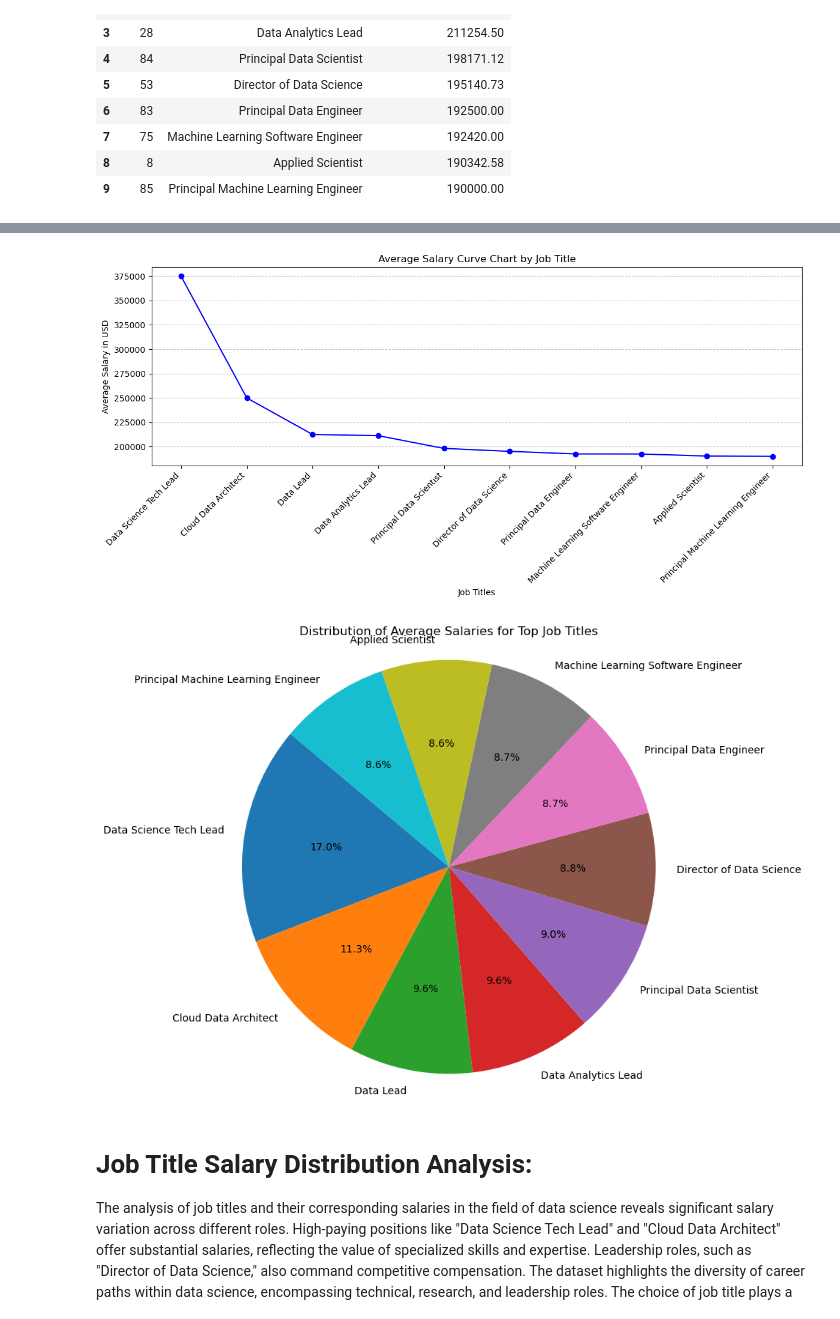
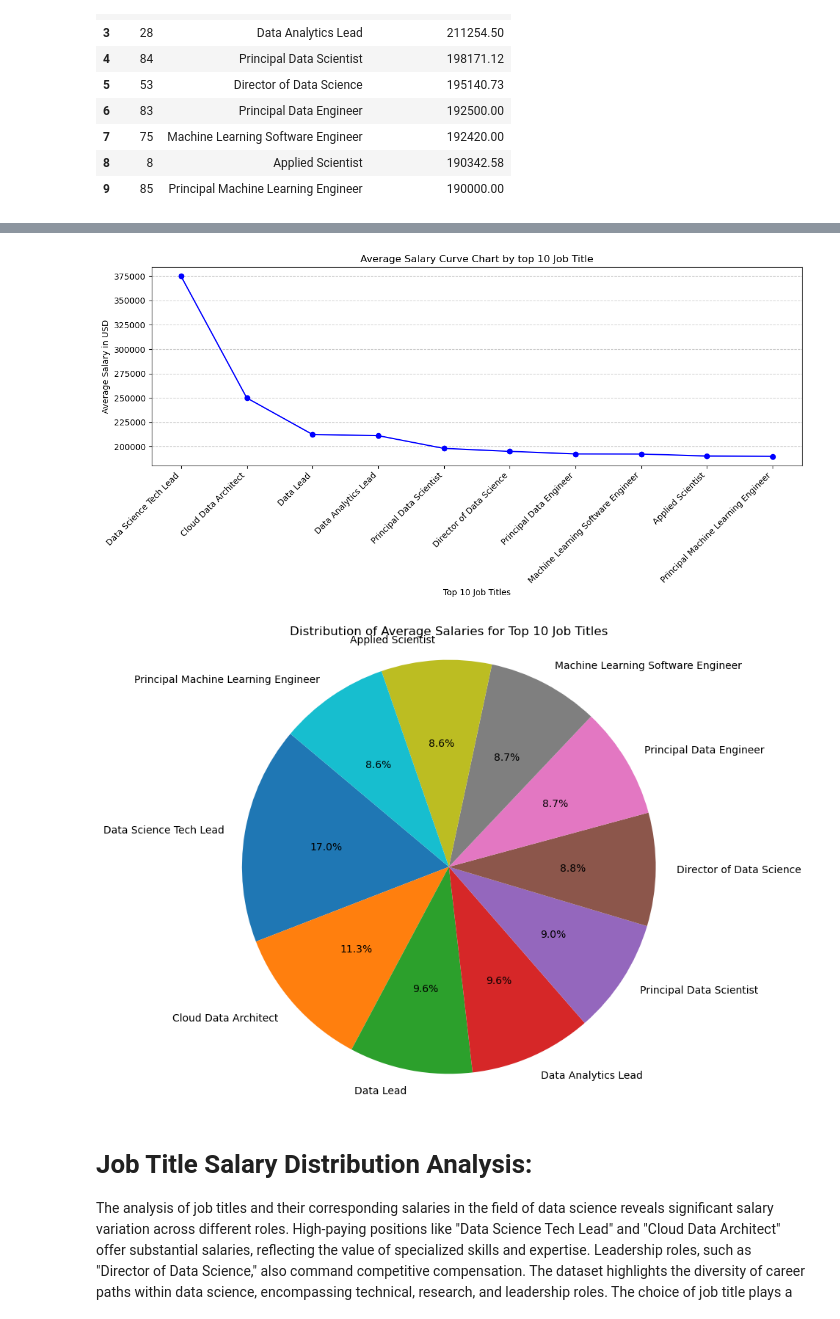
Before and after one commit to garimac12/project_acai, a Jupyter notebook: Project_AH.ipynb, the cells around one changed output, grey strips where cells are left out. Cells and saved outputs as stored; diff of their text form; code cells hidden in the pictures.

```diff
--- a/Project_AH.ipynb
+++ b/Project_AH.ipynb
@@ -265,37 +336,42 @@ job_titles = [
     "Data Analytics Lead",
     "Principal Data Scientist",
     "Director of Data Science",
     "Principal Data Engineer",
     "Machine Learning Software Engineer",
     "Applied Scientist",
     "Principal Machine Learning Engineer",
 ]
 
 salaries = [
     375000.00,
     250000.00,
     212500.00,
     211254.50,
     198171.12,
     195140.73,
     192500.00,
     192420.00,
     190342.58,
     190000.00,
 ]
 
 # Create a curve chart
 plt.figure(figsize=(12, 6))
 plt.plot(job_titles, salaries, marker='o', linestyle='-', color='b')
-plt.xlabel("Job Titles")
+plt.xlabel("Top 10 Job Titles")
 plt.ylabel("Average Salary in USD")
-plt.title("Average Salary Curve Chart by Job Title")
+plt.title("Average Salary Curve Chart by top 10 Job Title")
 plt.xticks(rotation=45, ha="right")  # Rotate x-axis labels for better visibility
 plt.grid(axis='y', linestyle='--', alpha=0.7)
-plt.tight_layout()  # Ensure labels are not cut off
+plt.tight_layout()
+
+#saving plot in output file
+plt.savefig("output_data/Fig6.png")
+
+#show plot
 plt.show()
 # %% [output]
-[figure, old version]
+[figure, new version]
 # %%
 job_titles = [
     "Data Science Tech Lead",
@@ -325,11 +401,15 @@ salaries = [
 plt.figure(figsize=(8, 8))
 plt.pie(salaries, labels=job_titles, autopct='%1.1f%%', startangle=140)
 plt.axis('equal')  # Equal aspect ratio ensures that pie is drawn as a circle.
+plt.title("Distribution of Average Salaries for Top 10 Job Titles")
 
-plt.title("Distribution of Average Salaries for Top Job Titles")
+#saving plot in output file
+plt.savefig("output_data/Fig7.png")
+
+#show plot
 plt.show()
 # %% [output]
-[figure, old version]
+[figure, new version]
 # %% [markdown]
 # Job Title Salary Distribution Analysis:
 The analysis of job titles and their corresponding salaries in the field of data science reveals significant salary
```
Also changed, not shown: parts of 14 cells of this notebook, 12 other files.
